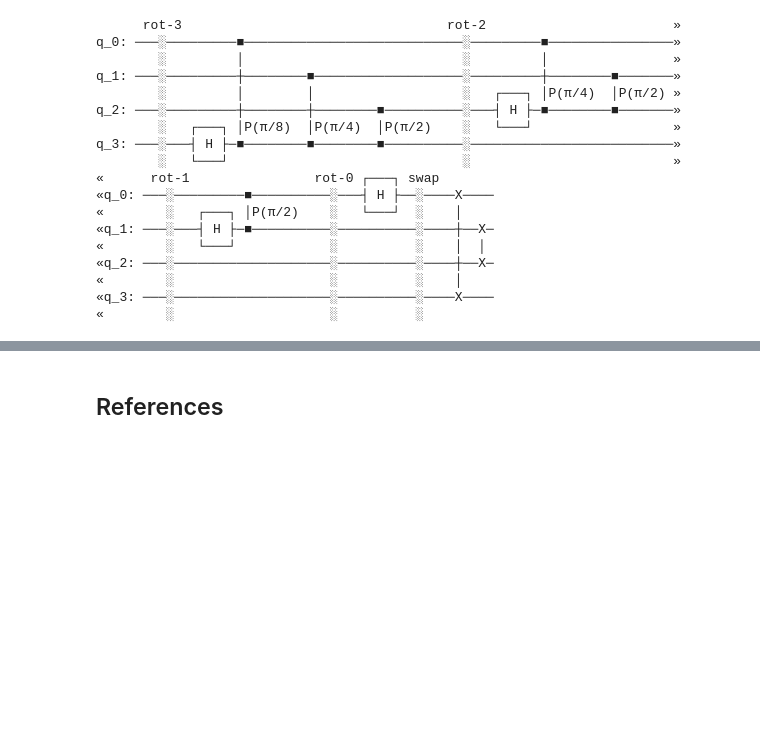
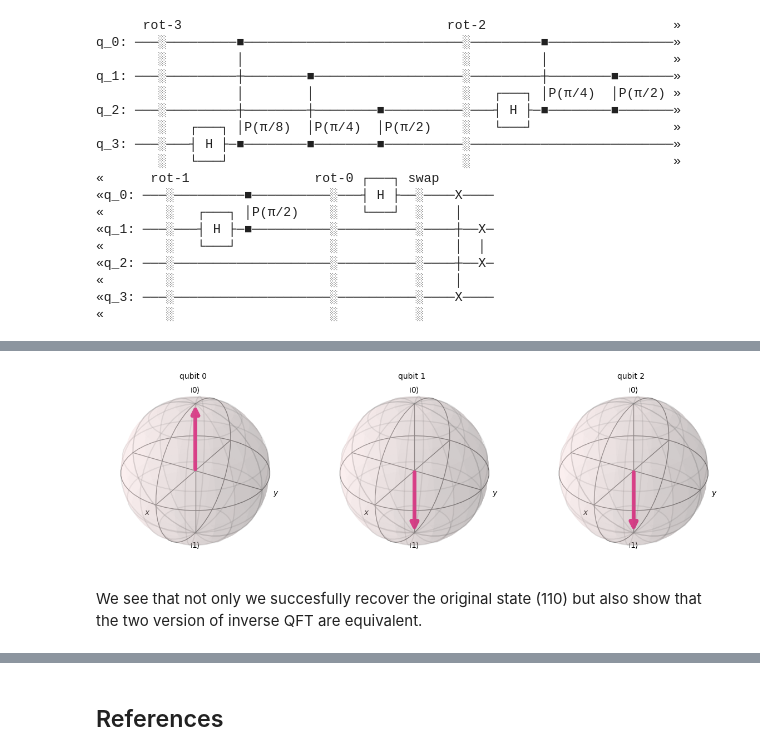
Before and after one commit to yoyolicoris/qmul-ecs7011-courseworks, a Jupyter notebook: coursework2.ipynb, the cells around one changed output, grey strips where cells are left out. Drawn from its saved outputs; the diff is of its cells as text; code cells hidden in the pictures; blank space fills up the shorter version.

```diff
--- a/coursework2.ipynb
+++ b/coursework2.ipynb
@@ -286,0 +399,3 @@ plot_bloch_multivector(statevector)
+# %%
+task3_qc2 = qc.compose(inverse_qc2)
+task3_qc2.draw()
@@ -286,0 +417,9 @@ plot_bloch_multivector(statevector)
+# %%
+task3_copy = task3_qc2.copy()
+task3_copy.save_statevector()
+statevector = simulator.run(task3_copy).result().get_statevector()
+plot_bloch_multivector(statevector)
+# %% [output]
+[figure, added]
+# %% [markdown]
+We see that not only we succesfully recover the original state (110) but also show that the two version of inverse QFT are equivalent.
```
Also changed, not shown: parts of 27 cells of this notebook.
